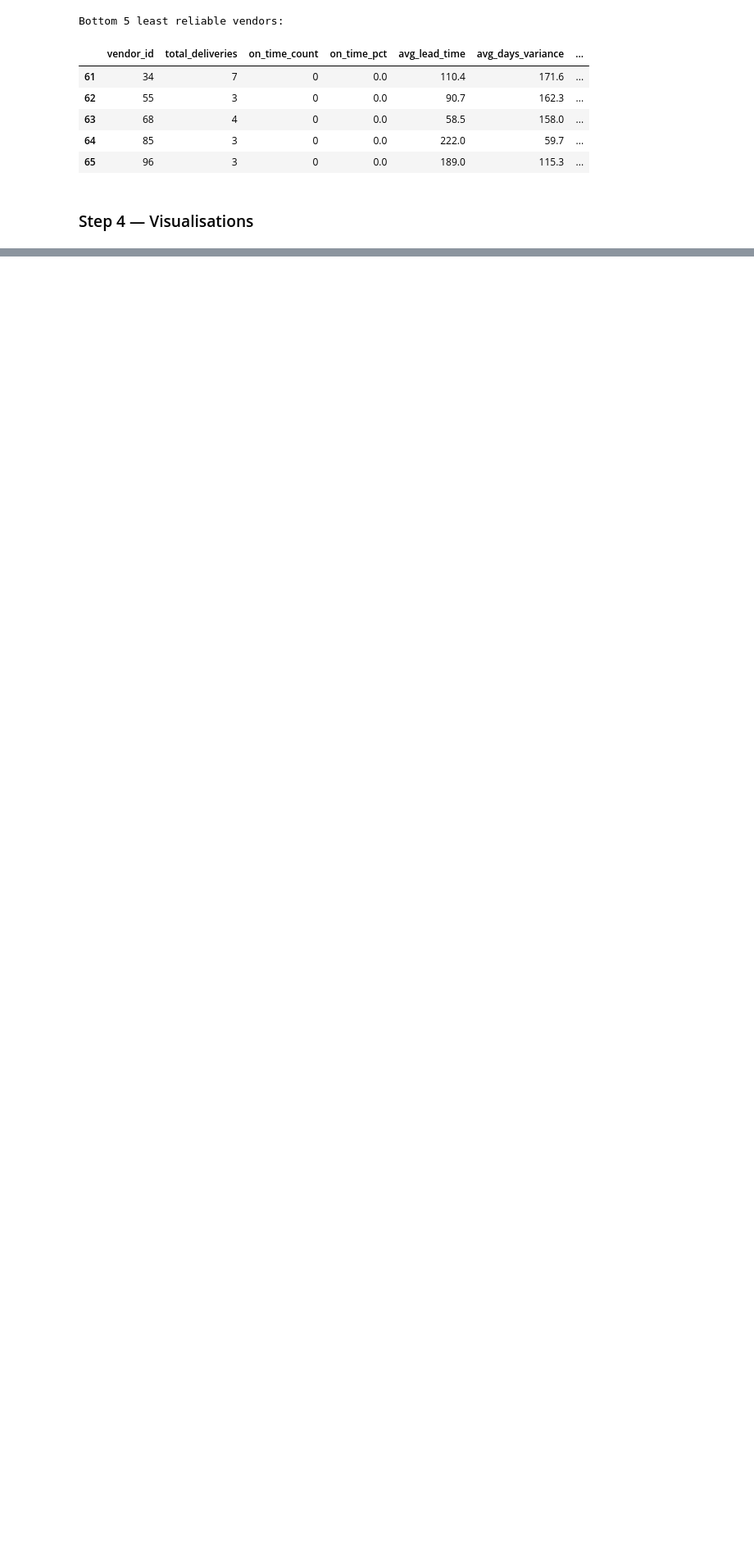
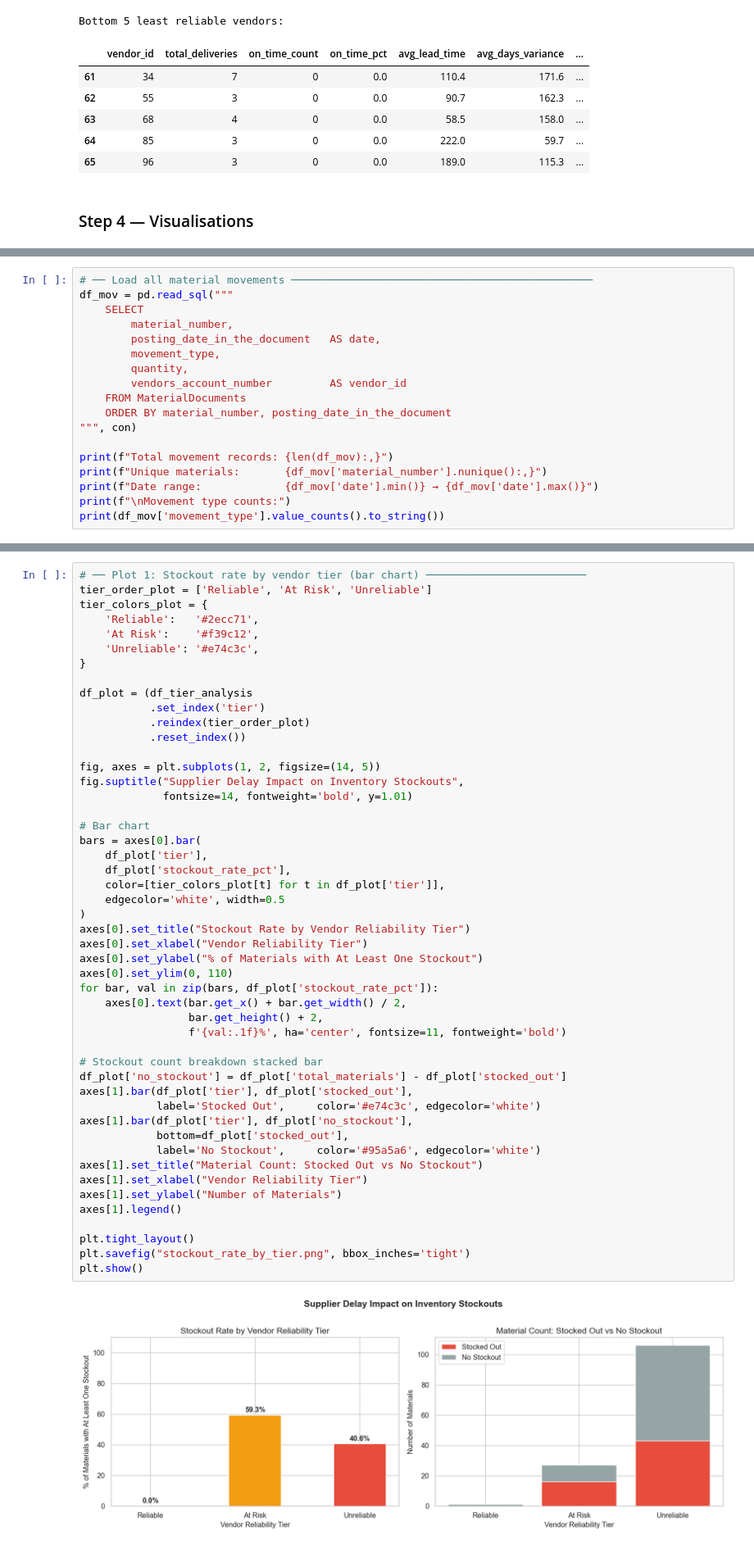
Before and after one commit to Muhammad-Umer-Riaz/data-analyst-portfolio, a Jupyter notebook: Supplier_Performance_Analysis/supplier_performance_analysis.ipynb, the cells around one changed output, grey strips where cells are left out. Shown at 82% size. Cells and saved outputs as stored; diff of their text form; blank space fills up the shorter version.

```diff
--- a/Supplier_Performance_Analysis/supplier_performance_analysis.ipynb
+++ b/Supplier_Performance_Analysis/supplier_performance_analysis.ipynb
@@ -671,0 +694,18 @@ A 25-day average overrun means procurement teams cannot absorb delays through no
+# %%
+# ── Load all material movements ───────────────────────────────────────────────
+df_mov = pd.read_sql("""
+    SELECT
+        material_number,
+        posting_date_in_the_document   AS date,
+        movement_type,
+        quantity,
+        vendors_account_number         AS vendor_id
+    FROM MaterialDocuments
+    ORDER BY material_number, posting_date_in_the_document
+""", con)
+
+print(f"Total movement records: {len(df_mov):,}")
+print(f"Unique materials:       {df_mov['material_number'].nunique():,}")
+print(f"Date range:             {df_mov['date'].min()} → {df_mov['date'].max()}")
+print(f"\nMovement type counts:")
+print(df_mov['movement_type'].value_counts().to_string())
@@ -671,0 +963,51 @@ A 25-day average overrun means procurement teams cannot absorb delays through no
+# %%
+# ── Plot 1: Stockout rate by vendor tier (bar chart) ─────────────────────────
+tier_order_plot = ['Reliable', 'At Risk', 'Unreliable']
+tier_colors_plot = {
+    'Reliable':   '#2ecc71',
+    'At Risk':    '#f39c12',
+    'Unreliable': '#e74c3c',
+}
+
+df_plot = (df_tier_analysis
+           .set_index('tier')
+           .reindex(tier_order_plot)
+           .reset_index())
+
+fig, axes = plt.subplots(1, 2, figsize=(14, 5))
+fig.suptitle("Supplier Delay Impact on Inventory Stockouts",
+             fontsize=14, fontweight='bold', y=1.01)
+
+# Bar chart
+bars = axes[0].bar(
+    df_plot['tier'],
+    df_plot['stockout_rate_pct'],
+    color=[tier_colors_plot[t] for t in df_plot['tier']],
+    edgecolor='white', width=0.5
+)
+axes[0].set_title("Stockout Rate by Vendor Reliability Tier")
+axes[0].set_xlabel("Vendor Reliability Tier")
+axes[0].set_ylabel("% of Materials with At Least One Stockout")
+axes[0].set_ylim(0, 110)
+for bar, val in zip(bars, df_plot['stockout_rate_pct']):
+    axes[0].text(bar.get_x() + bar.get_width() / 2,
+                 bar.get_height() + 2,
+                 f'{val:.1f}%', ha='center', fontsize=11, fontweight='bold')
+
+# Stockout count breakdown stacked bar
+df_plot['no_stockout'] = df_plot['total_materials'] - df_plot['stocked_out']
+axes[1].bar(df_plot['tier'], df_plot['stocked_out'],
+            label='Stocked Out',     color='#e74c3c', edgecolor='white')
+axes[1].bar(df_plot['tier'], df_plot['no_stockout'],
+            bottom=df_plot['stocked_out'],
+            label='No Stockout',     color='#95a5a6', edgecolor='white')
+axes[1].set_title("Material Count: Stocked Out vs No Stockout")
+axes[1].set_xlabel("Vendor Reliability Tier")
+axes[1].set_ylabel("Number of Materials")
+axes[1].legend()
+
+plt.tight_layout()
+plt.savefig("stockout_rate_by_tier.png", bbox_inches='tight')
+plt.show()
+# %% [output]
+[figure, added]
```
Also changed, not shown: parts of 25 cells of this notebook.
